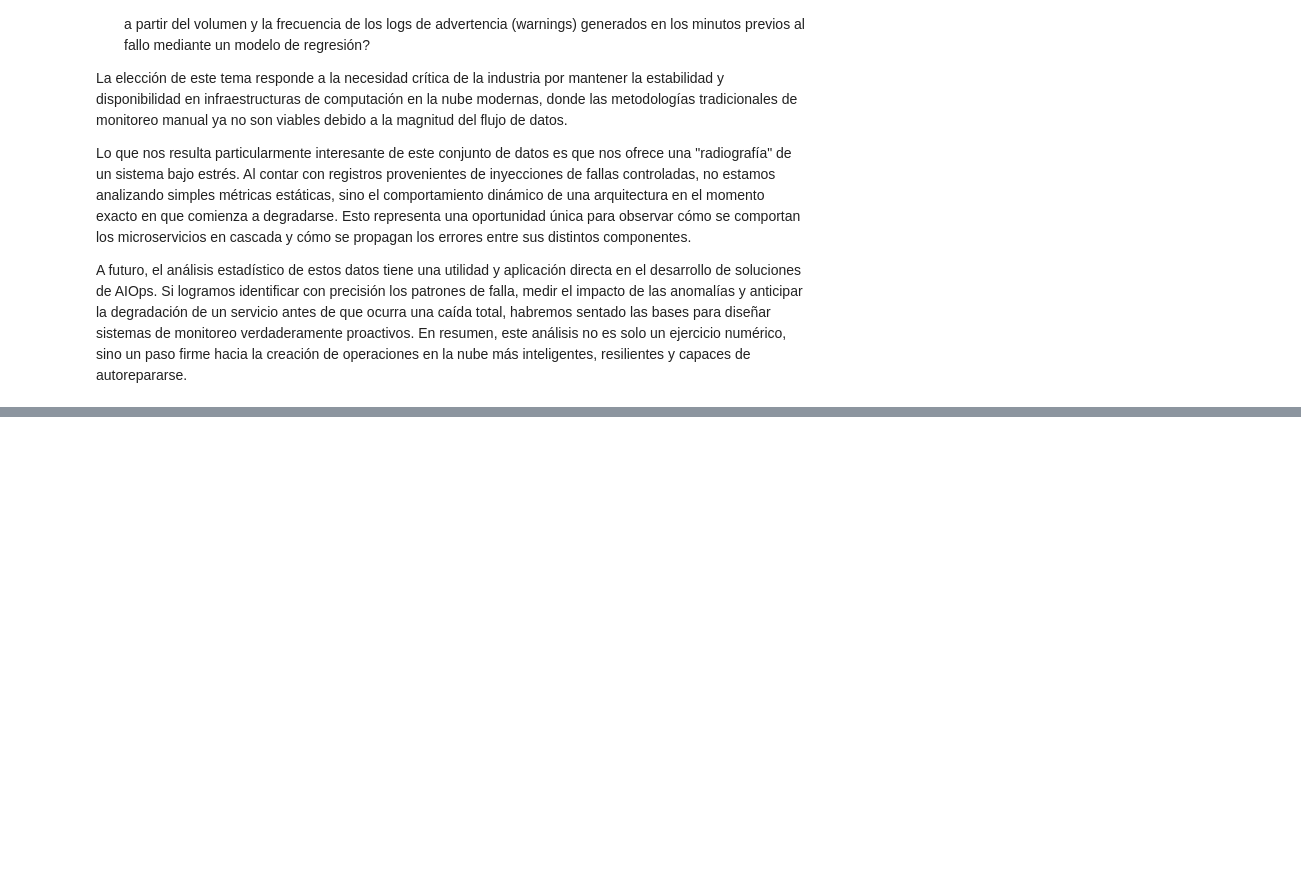
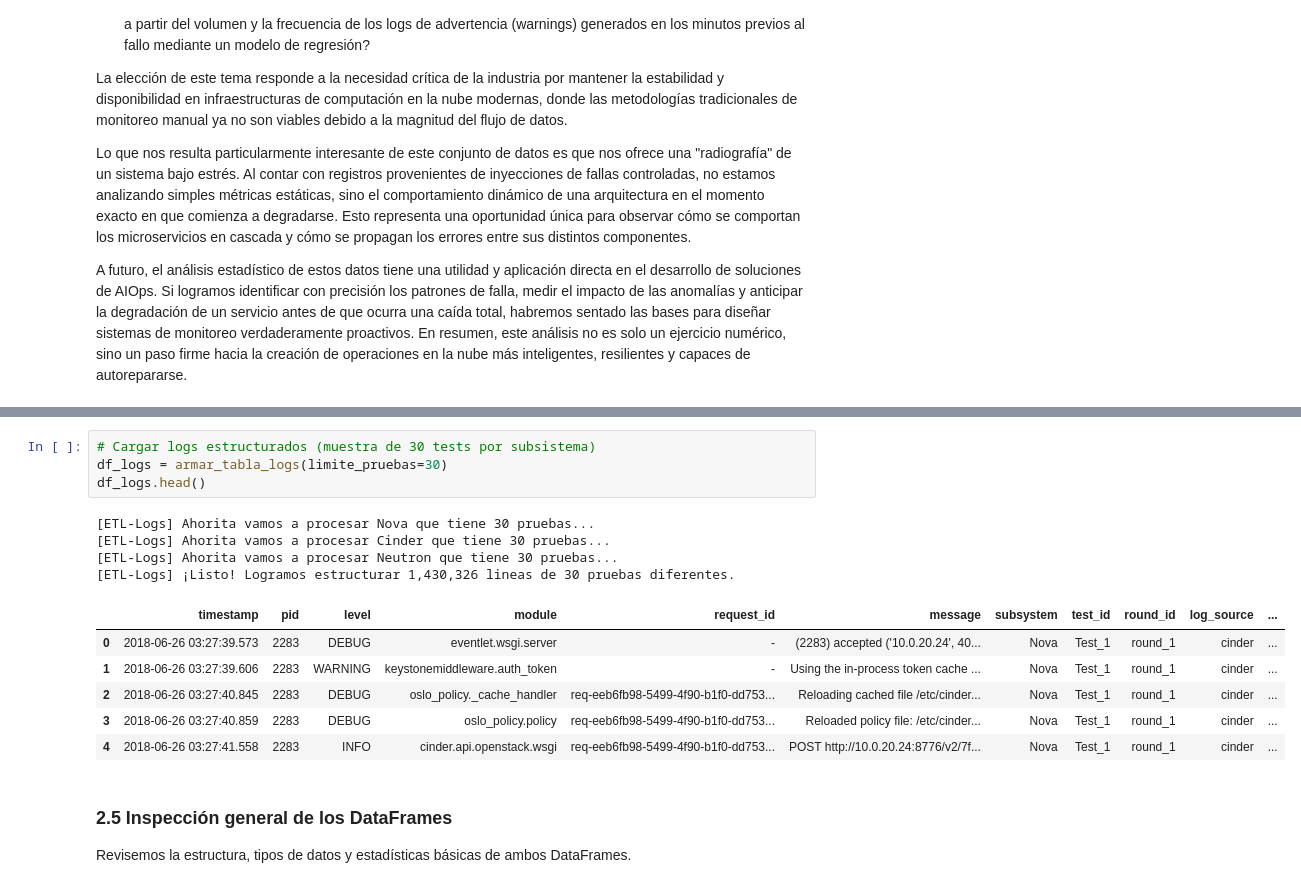
Before and after one commit to ValenteCardenas/Analysis_AIOps, a Jupyter notebook: main.ipynb, the cells around one changed output, grey strips where cells are left out. Saved outputs shown, nothing was run; the diff lists cells and outputs as text; blank space fills up the shorter version.

```diff
--- a/main.ipynb
+++ b/main.ipynb
@@ -31,0 +115,19 @@ A futuro, el análisis estadístico de estos datos tiene una utilidad y aplicaci
+# %%
+# Cargar logs estructurados (muestra de 30 tests por subsistema)
+df_logs = armar_tabla_logs(limite_pruebas=30)
+df_logs.head()
+# %% [output]
+[ETL-Logs] Ahorita vamos a procesar Nova que tiene 30 pruebas...
+[ETL-Logs] Ahorita vamos a procesar Cinder que tiene 30 pruebas...
+[ETL-Logs] Ahorita vamos a procesar Neutron que tiene 30 pruebas...
+[ETL-Logs] ¡Listo! Logramos estructurar 1,430,326 lineas de 30 pruebas diferentes.
+|  | timestamp | pid | level | module | request_id | message | subsystem | test_id | round_id | log_source | ... |
+| 0 | 2018-06-26 03:27:39.573 | 2283 | DEBUG | eventlet.wsgi.server | - | (2283) accepted ('10.0.20.24', 40... | Nova | Test_1 | round_1 | cinder | ... |
+| 1 | 2018-06-26 03:27:39.606 | 2283 | WARNING | keystonemiddleware.auth_token | - | Using the in-process token cache ... | Nova | Test_1 | round_1 | cinder | ... |
+| 2 | 2018-06-26 03:27:40.845 | 2283 | DEBUG | oslo_policy._cache_handler | req-eeb6fb98-5499-4f90-b1f0-dd753... | Reloading cached file /etc/cinder... | Nova | Test_1 | round_1 | cinder | ... |
+| 3 | 2018-06-26 03:27:40.859 | 2283 | DEBUG | oslo_policy.policy | req-eeb6fb98-5499-4f90-b1f0-dd753... | Reloaded policy file: /etc/cinder... | Nova | Test_1 | round_1 | cinder | ... |
+| 4 | 2018-06-26 03:27:41.558 | 2283 | INFO | cinder.api.openstack.wsgi | req-eeb6fb98-5499-4f90-b1f0-dd753... | POST http://10.0.20.24:8776/v2/7f... | Nova | Test_1 | round_1 | cinder | ... |
+# %% [markdown]
+### 2.5 Inspección general de los DataFrames
+
+Revisemos la estructura, tipos de datos y estadísticas básicas de ambos DataFrames.
```
Also changed, not shown: parts of 12 cells of this notebook, 1 other file.
